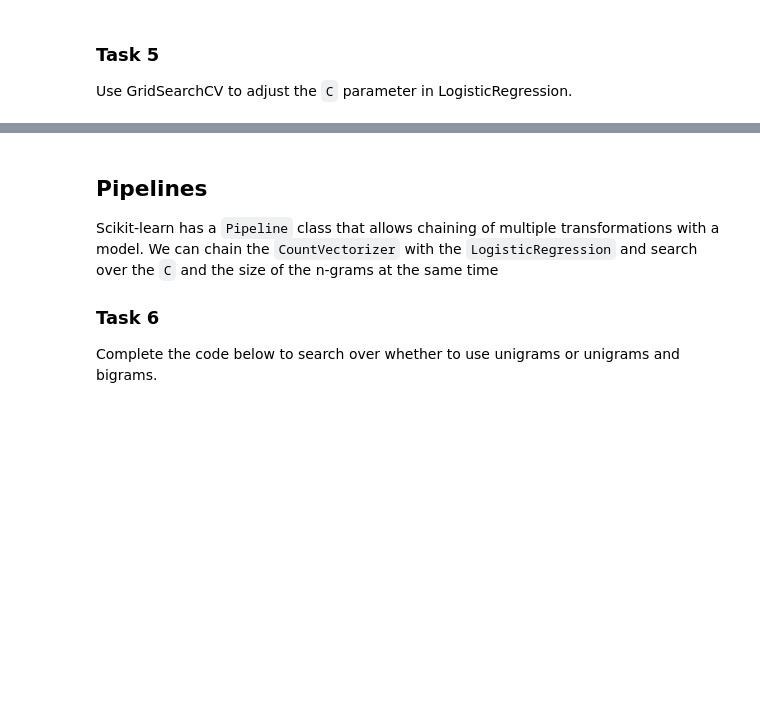
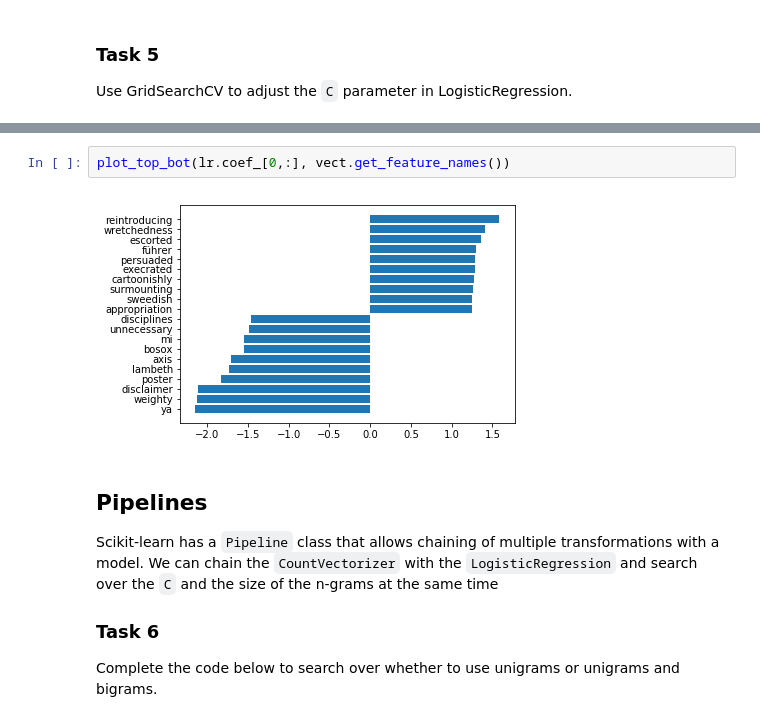
Before and after one commit to Larry201608/Columbia-Data-Science-Bootcamp, a Jupyter notebook: notebooks/day4-lab2-natural-language-processing.ipynb, the cells around one changed output, grey strips where cells are left out. Saved outputs shown, nothing was run; the diff lists cells and outputs as text; blank space fills up the shorter version.

```diff
--- a/notebooks/day4-lab2-natural-language-processing.ipynb
+++ b/notebooks/day4-lab2-natural-language-processing.ipynb
@@ -296,3 +279,7 @@ grid.fit(X_train, y_train)
+# %%
+plot_top_bot(lr.coef_[0,:], vect.get_feature_names())
+# %% [output]
+[figure, added]
 # %% [markdown]
 ## Pipelines
 Scikit-learn has a ``Pipeline`` class that allows chaining of multiple transformations with a model. We can chain the ``CountVectorizer`` with the ``LogisticRegression`` and search over the ``C`` and the size of the n-grams at the same time
```
Also changed, not shown: parts of 18 cells of this notebook.
